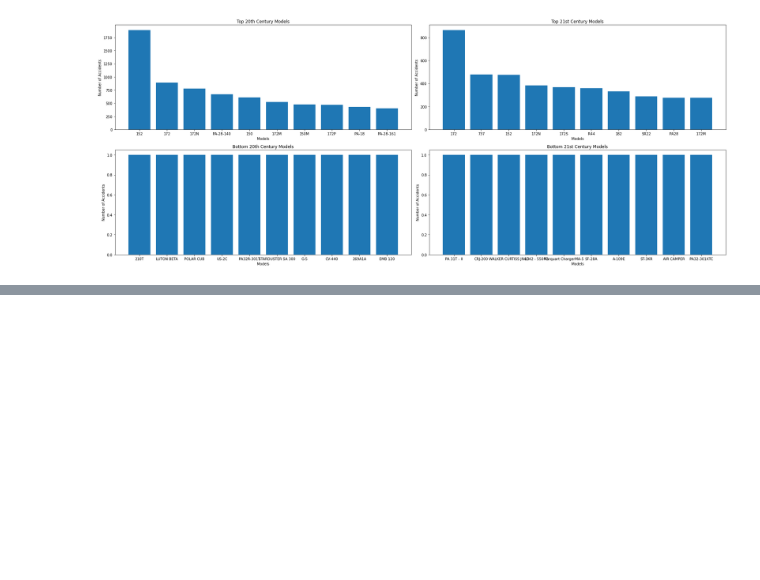
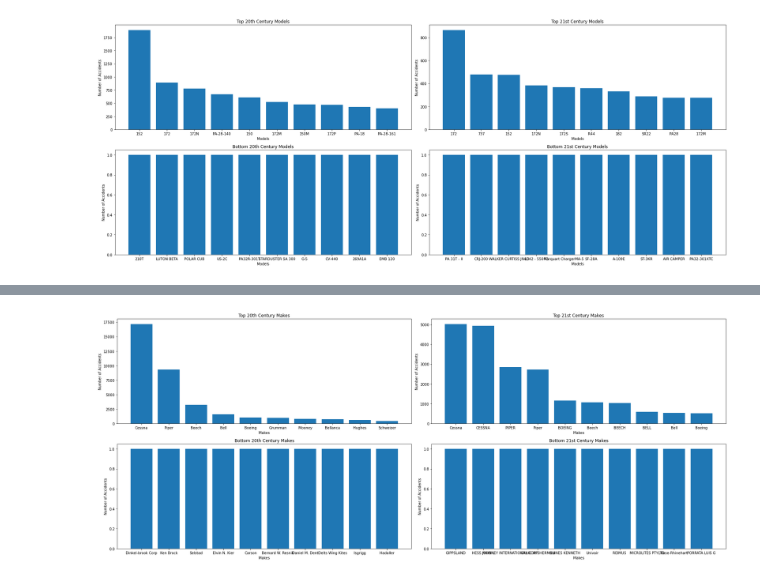
Before and after one commit to Assesa44/Phase1_project, a Jupyter notebook: notebook.ipynb, the cells around one changed output, grey strips where cells are left out. Cells and saved outputs as stored; diff of their text form; code cells hidden in the pictures; blank space fills up the shorter version.

Commit message:
Concluding data understanding

```diff
--- a/notebook.ipynb
+++ b/notebook.ipynb
@@ -468,0 +504,62 @@ plt.tight_layout();
+# %%
+#Retrieving the data needed for the plots.
+#twentieth century makes
+#Top makes
+Top_20C_makes = list(Twentieth_century['Make'].value_counts().index[0:10])
+Top_20C_makes_count = list(Twentieth_century['Make'].value_counts().head(10))
+
+#Bottom makes
+Bottom_20C_makes = list(Twentieth_century['Make'].value_counts().index[-10:])
+Bottom_20C_makes_count = list(Twentieth_century['Make'].value_counts().tail(10))
+
+#Twenty first century
+#Top makes
+Top_21C_makes = list(Twenty1_century['Make'].value_counts().index[0:10])
+Top_21C_makes_count = list(Twenty1_century['Make'].value_counts().head(10))
+
+#Bottom makes
+Bottom_21C_makes = list(Twenty1_century['Make'].value_counts().index[-10:])
+Bottom_21C_makes_count = list(Twenty1_century['Make'].value_counts().tail(10))
+
+#Titles and labels for the plots
+#Titles
+title1 = 'Top 20th Century Makes'
+title2 = 'Top 21st Century Makes'
+title3 = 'Bottom 20th Century Makes'
+title4 = 'Bottom 21st Century Makes'
+
+#Labels
+y_label = 'Number of Accidents'
+x_label = 'Makes'
+
+#Plots
+fig, axs = plt.subplots(figsize= (25,10), nrows=2, ncols=2)
+
+#ax1
+axs[0,0].bar(Top_20C_makes, Top_20C_makes_count)
+axs[0,0].set_title(title1)
+axs[0,0].set_xlabel(x_label)
+axs[0,0].set_ylabel(y_label)
+
+#ax2
+axs[0,1].bar(Top_21C_makes, Top_21C_makes_count)
+axs[0,1].set_title(title2)
+axs[0,1].set_xlabel(x_label)
+axs[0,1].set_ylabel(y_label)
+
+#ax3
+axs[1,0].bar(Bottom_20C_makes, Bottom_20C_makes_count)
+axs[1,0].set_title(title3)
+axs[1,0].set_xlabel(x_label)
+axs[1,0].set_ylabel(y_label)
+
+#ax4
+axs[1,1].bar(Bottom_21C_makes, Bottom_21C_makes_count)
+axs[1,1].set_title(title4)
+axs[1,1].set_xlabel(x_label)
+axs[1,1].set_ylabel(y_label)
+
+#adjusting layout
+plt.tight_layout();
+# %% [output]
+[figure, added]
```
Also changed, not shown: parts of 18 cells of this notebook.
